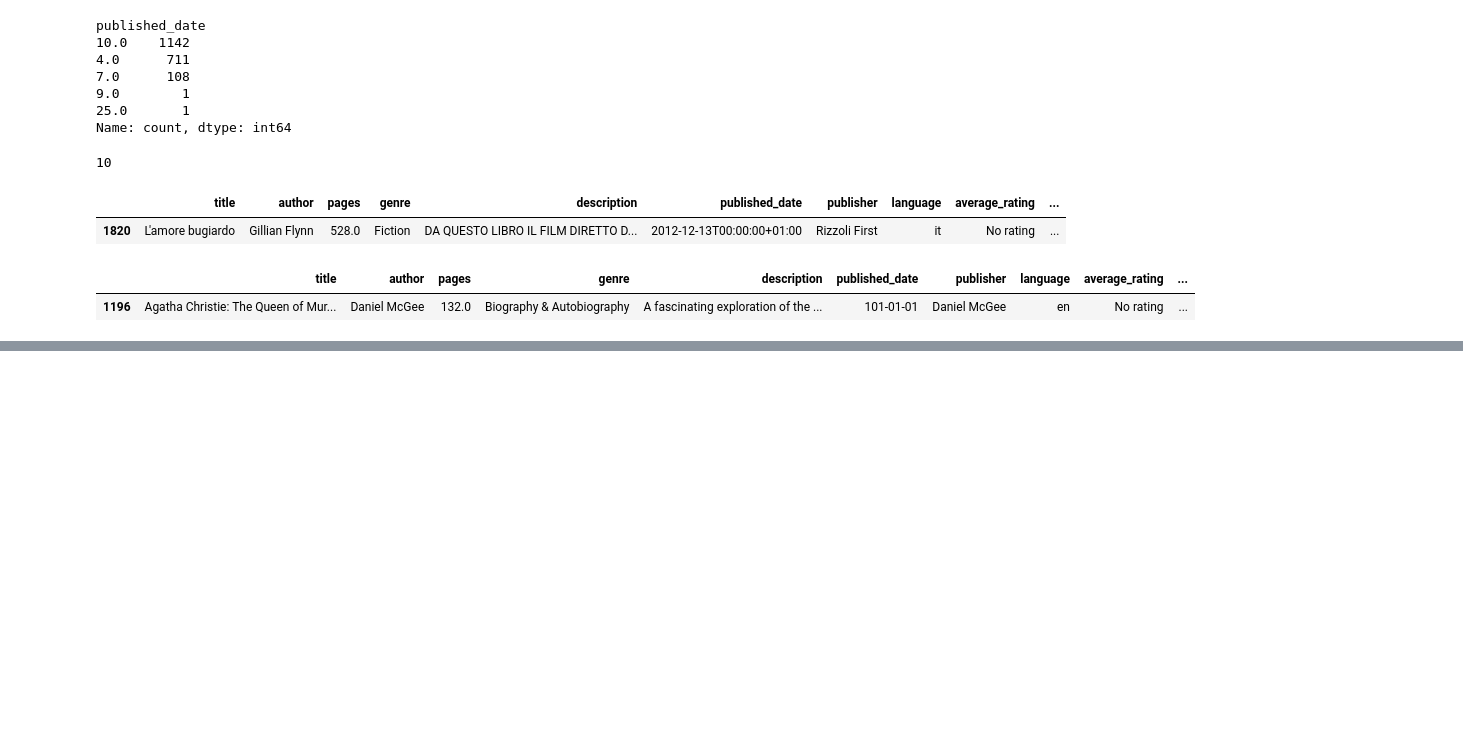
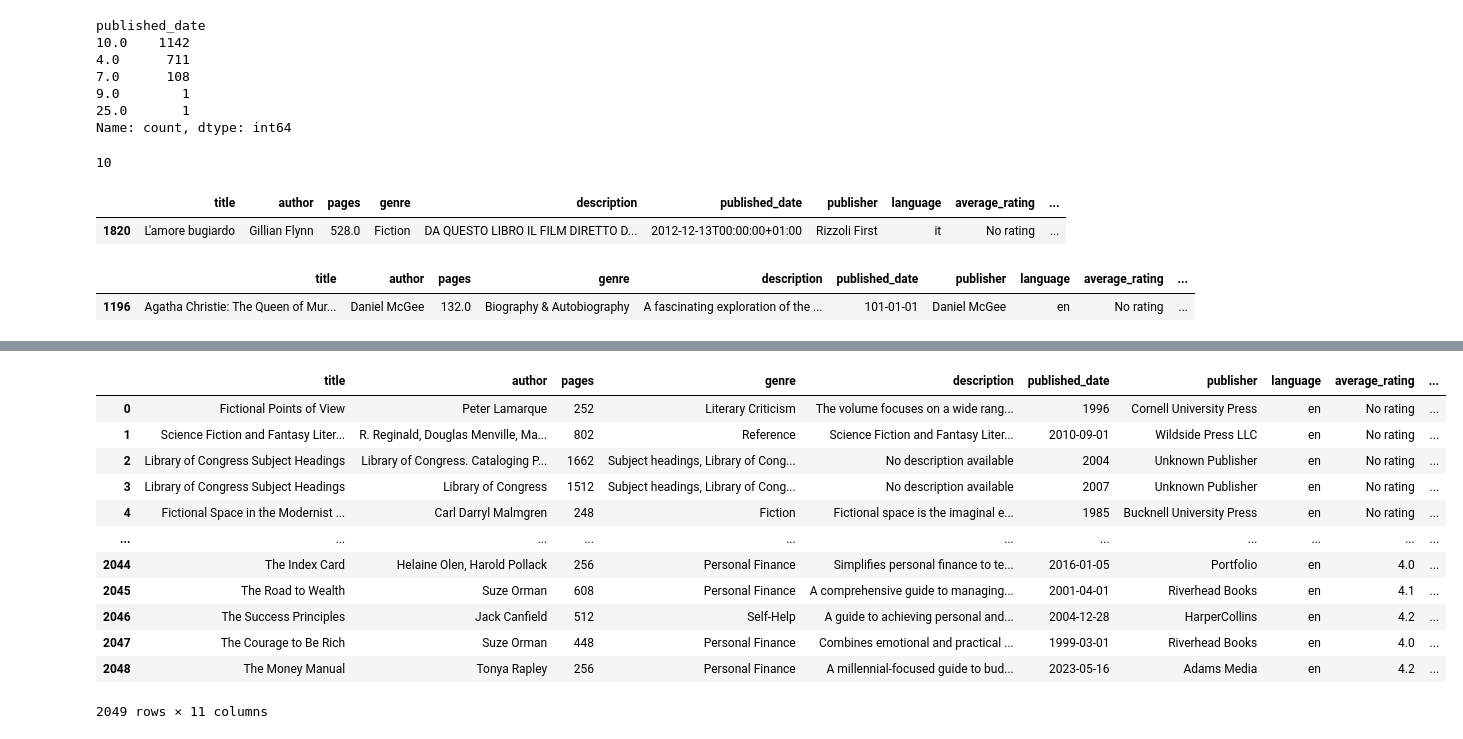
Before and after one commit to tproykov/DataScience, a Jupyter notebook: 01DataAquisition/01DataAquisition.ipynb, the cells around one changed output, grey strips where cells are left out. Drawn from its saved outputs; the diff is of its cells as text; code cells hidden in the pictures; blank space fills up the shorter version.

```diff
--- a/01DataAquisition/01DataAquisition.ipynb
+++ b/01DataAquisition/01DataAquisition.ipynb
@@ -221,0 +239,16 @@ books_data[
+# %%
+books_data
+# %% [output]
+|  | title | author | pages | genre | description | published_date | publisher | language | average_rating | ... |
+| 0 | Fictional Points of View | Peter Lamarque | 252 | Literary Criticism | The volume focuses on a wide rang... | 1996 | Cornell University Press | en | No rating | ... |
+| 1 | Science Fiction and Fantasy Liter... | R. Reginald, Douglas Menville, Ma... | 802 | Reference | Science Fiction and Fantasy Liter... | 2010-09-01 | Wildside Press LLC | en | No rating | ... |
+| 2 | Library of Congress Subject Headings | Library of Congress. Cataloging P... | 1662 | Subject headings, Library of Cong... | No description available | 2004 | Unknown Publisher | en | No rating | ... |
+| 3 | Library of Congress Subject Headings | Library of Congress | 1512 | Subject headings, Library of Cong... | No description available | 2007 | Unknown Publisher | en | No rating | ... |
+| 4 | Fictional Space in the Modernist ... | Carl Darryl Malmgren | 248 | Fiction | Fictional space is the imaginal e... | 1985 | Bucknell University Press | en | No rating | ... |
+| ... | ... | ... | ... | ... | ... | ... | ... | ... | ... | ... |
+| 2044 | The Index Card | Helaine Olen, Harold Pollack | 256 | Personal Finance | Simplifies personal finance to te... | 2016-01-05 | Portfolio | en | 4.0 | ... |
+| 2045 | The Road to Wealth | Suze Orman | 608 | Personal Finance | A comprehensive guide to managing... | 2001-04-01 | Riverhead Books | en | 4.1 | ... |
+| 2046 | The Success Principles | Jack Canfield | 512 | Self-Help | A guide to achieving personal and... | 2004-12-28 | HarperCollins | en | 4.2 | ... |
+| 2047 | The Courage to Be Rich | Suze Orman | 448 | Personal Finance | Combines emotional and practical ... | 1999-03-01 | Riverhead Books | en | 4.0 | ... |
+| 2048 | The Money Manual | Tonya Rapley | 256 | Personal Finance | A millennial-focused guide to bud... | 2023-05-16 | Adams Media | en | 4.2 | ... |
+2049 rows × 11 columns
```
Also changed, not shown: parts of 4 cells of this notebook.
